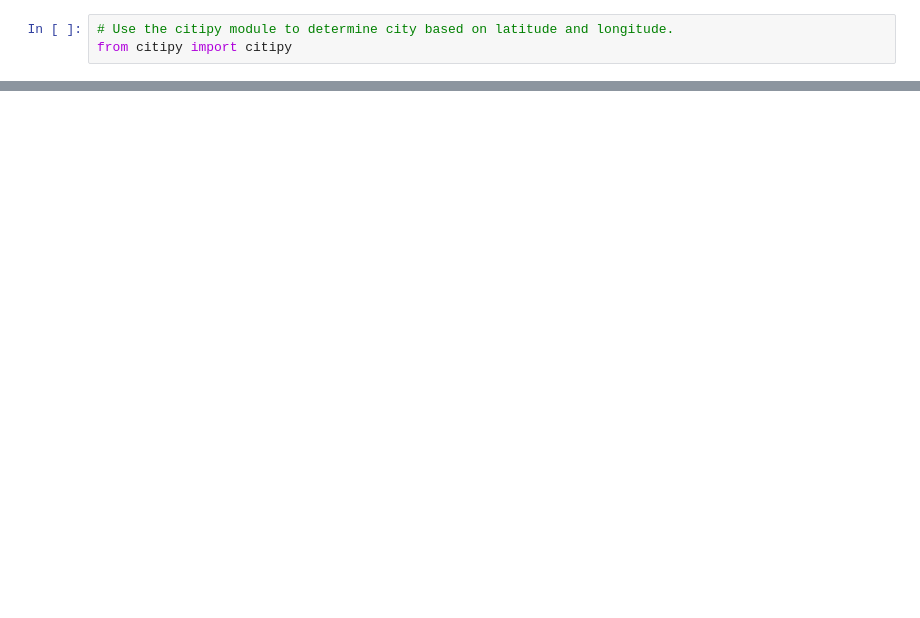
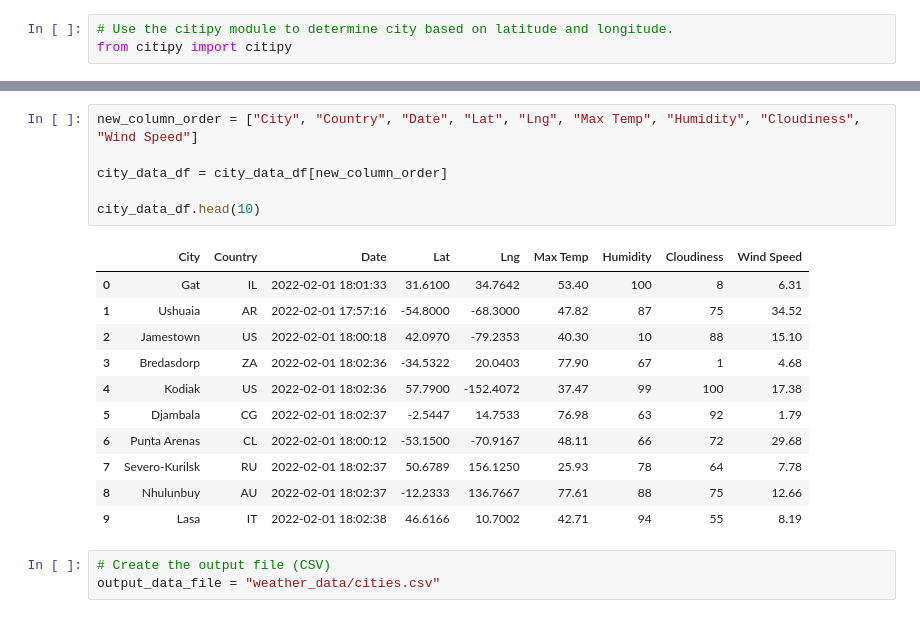
Before and after one commit to RachelRautenberg/World_Weather_Analysis, a Jupyter notebook: WeatherPy.ipynb, the cells around one changed output, grey strips where cells are left out. Saved outputs shown, nothing was run; the diff lists cells and outputs as text; blank space fills up the shorter version.

```diff
--- a/WeatherPy.ipynb
+++ b/WeatherPy.ipynb
@@ -39,0 +163,21 @@ len(cities)
+# %%
+new_column_order = ["City", "Country", "Date", "Lat", "Lng", "Max Temp", "Humidity", "Cloudiness", "Wind Speed"]
+
+city_data_df = city_data_df[new_column_order]
+
+city_data_df.head(10)
+# %% [output]
+|  | City | Country | Date | Lat | Lng | Max Temp | Humidity | Cloudiness | Wind Speed |
+| 0 | Gat | IL | 2022-02-01 18:01:33 | 31.6100 | 34.7642 | 53.40 | 100 | 8 | 6.31 |
+| 1 | Ushuaia | AR | 2022-02-01 17:57:16 | -54.8000 | -68.3000 | 47.82 | 87 | 75 | 34.52 |
+| 2 | Jamestown | US | 2022-02-01 18:00:18 | 42.0970 | -79.2353 | 40.30 | 10 | 88 | 15.10 |
+| 3 | Bredasdorp | ZA | 2022-02-01 18:02:36 | -34.5322 | 20.0403 | 77.90 | 67 | 1 | 4.68 |
+| 4 | Kodiak | US | 2022-02-01 18:02:36 | 57.7900 | -152.4072 | 37.47 | 99 | 100 | 17.38 |
+| 5 | Djambala | CG | 2022-02-01 18:02:37 | -2.5447 | 14.7533 | 76.98 | 63 | 92 | 1.79 |
+| 6 | Punta Arenas | CL | 2022-02-01 18:00:12 | -53.1500 | -70.9167 | 48.11 | 66 | 72 | 29.68 |
+| 7 | Severo-Kurilsk | RU | 2022-02-01 18:02:37 | 50.6789 | 156.1250 | 25.93 | 78 | 64 | 7.78 |
+| 8 | Nhulunbuy | AU | 2022-02-01 18:02:37 | -12.2333 | 136.7667 | 77.61 | 88 | 75 | 12.66 |
+| 9 | Lasa | IT | 2022-02-01 18:02:38 | 46.6166 | 10.7002 | 42.71 | 94 | 55 | 8.19 |
+# %%
+# Create the output file (CSV)
+output_data_file = "weather_data/cities.csv"
```
Also changed, not shown: parts of 10 cells of this notebook, 3 other files.
